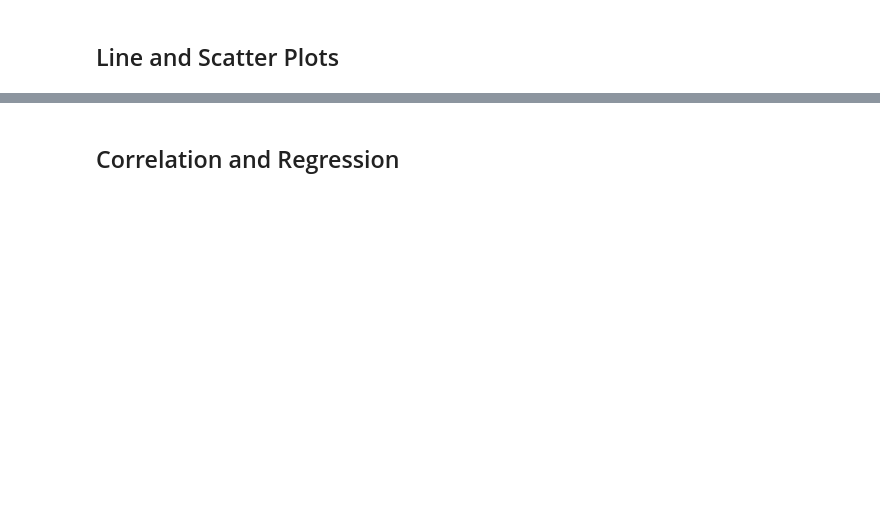
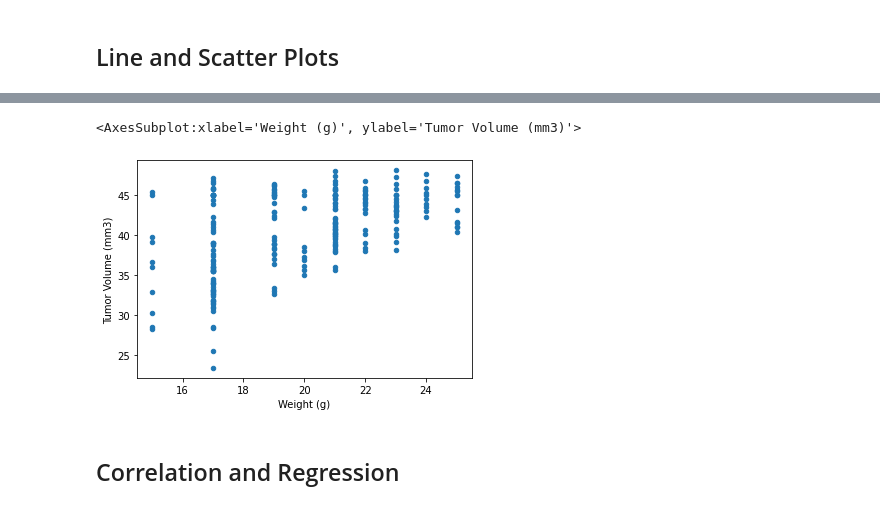
Before and after one commit to felpronove/matplotlib-challenge, a Jupyter notebook: Pymaceuticals/pymaceuticals_starter.ipynb, the cells around one changed output, grey strips where cells are left out. Saved outputs shown, nothing was run; the diff lists cells and outputs as text; code cells hidden in the pictures; blank space fills up the shorter version.

```diff
--- a/Pymaceuticals/pymaceuticals_starter.ipynb
+++ b/Pymaceuticals/pymaceuticals_starter.ipynb
@@ -229,2 +253,6 @@ Text(0.5, 1.0, 'Distribution of Mice by Sex')
 # %%
-# Generate a line plot of tumor volume vs. time point for a mouse treated with Capomulin
+# Generate a scatter plot of average tumor volume vs. mouse weight for the Capomulin regimen
+capomulin_df.plot.scatter(x='Weight (g)',y='Tumor Volume (mm3)')
+# %% [output]
+<AxesSubplot:xlabel='Weight (g)', ylabel='Tumor Volume (mm3)'>
+[figure, added]
```
Also changed, not shown: parts of 4 cells of this notebook.
